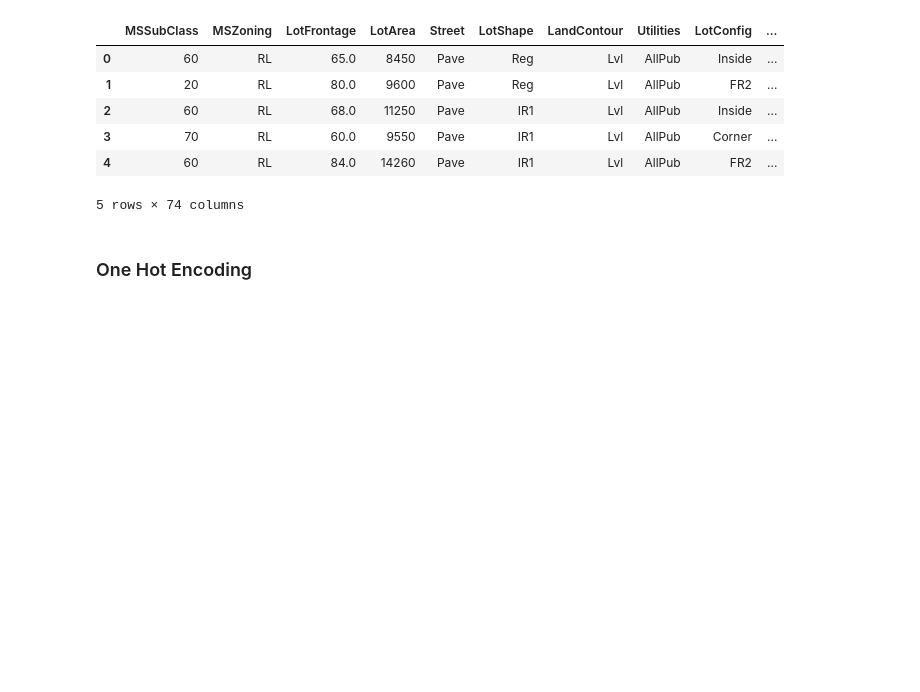
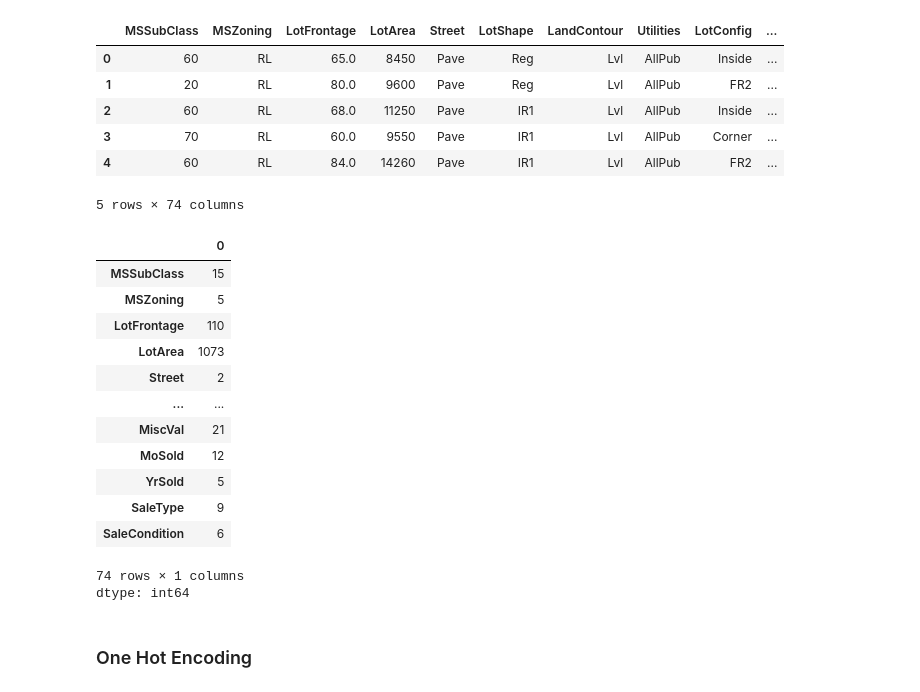
Before and after one commit to MrBigBrane/Machine-Learning, a Jupyter notebook: Kaggle_Predicting_House_Prices.ipynb, the cells around one changed output. Saved outputs shown, nothing was run; the diff lists cells and outputs as text; code cells hidden in the pictures; blank space fills up the shorter version.

```diff
--- a/Kaggle_Predicting_House_Prices.ipynb
+++ b/Kaggle_Predicting_House_Prices.ipynb
@@ -77,6 +77,23 @@ X_train_data.head()
 | 3 | 70 | RL | 60.0 | 9550 | Pave | IR1 | Lvl | AllPub | Corner | ... |
 | 4 | 60 | RL | 84.0 | 14260 | Pave | IR1 | Lvl | AllPub | FR2 | ... |
 5 rows × 74 columns
+# %%
+X_train_data.nunique()
+# %% [output]
+|  | 0 |
+| MSSubClass | 15 |
+| MSZoning | 5 |
+| LotFrontage | 110 |
+| LotArea | 1073 |
+| Street | 2 |
+| ... | ... |
+| MiscVal | 21 |
+| MoSold | 12 |
+| YrSold | 5 |
+| SaleType | 9 |
+| SaleCondition | 6 |
+74 rows × 1 columns
+dtype: int64
 # %% [markdown]
 ### One Hot Encoding
 # %%
```
Also changed, not shown: parts of 19 cells of this notebook.
